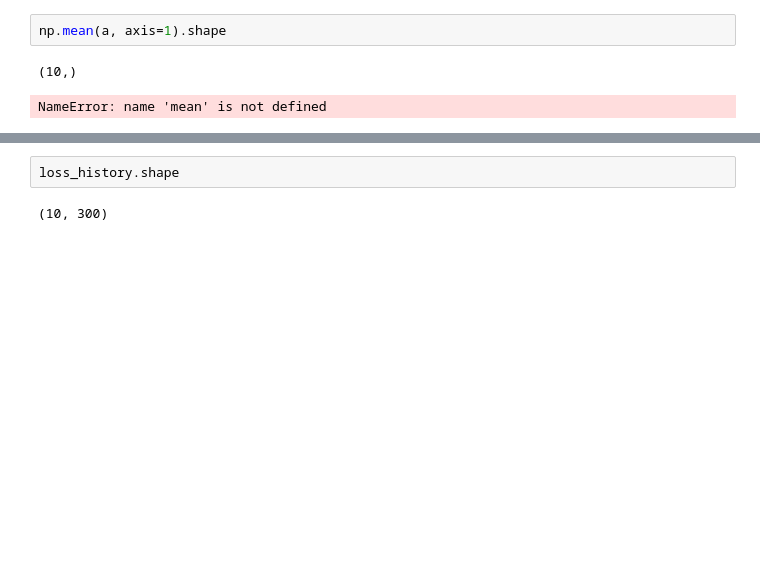
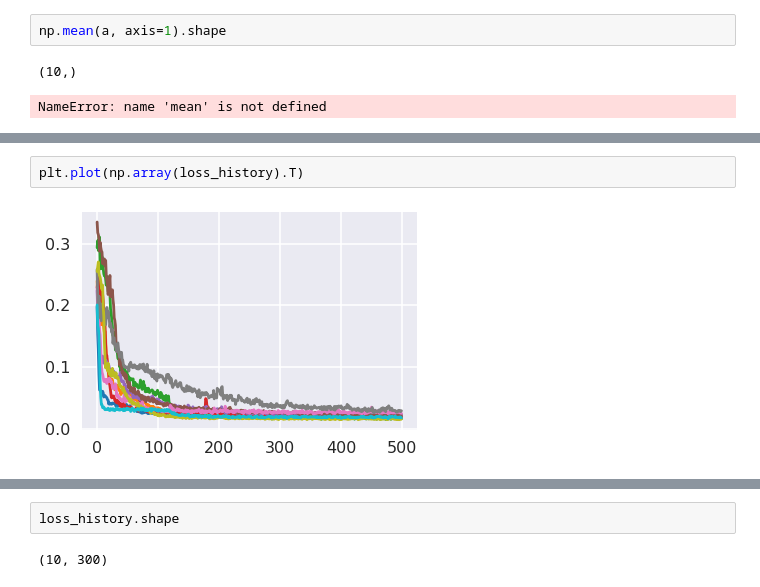
Before and after one commit to takatex/nn-time-sequence-prediction, a Jupyter notebook: Untitled1.ipynb, the cells around one changed output, grey strips where cells are left out. Drawn from its saved outputs; the diff is of its cells as text; blank space fills up the shorter version.

```diff
--- a/Untitled1.ipynb
+++ b/Untitled1.ipynb
@@ -27,0 +46,4 @@ loss_history = np.random.rand(10, 300)
+# %%
+plt.plot(np.array(loss_history).T)
+# %% [output]
+[figure, added]
```
Also changed, not shown: parts of 23 cells of this notebook, 39 other files.
